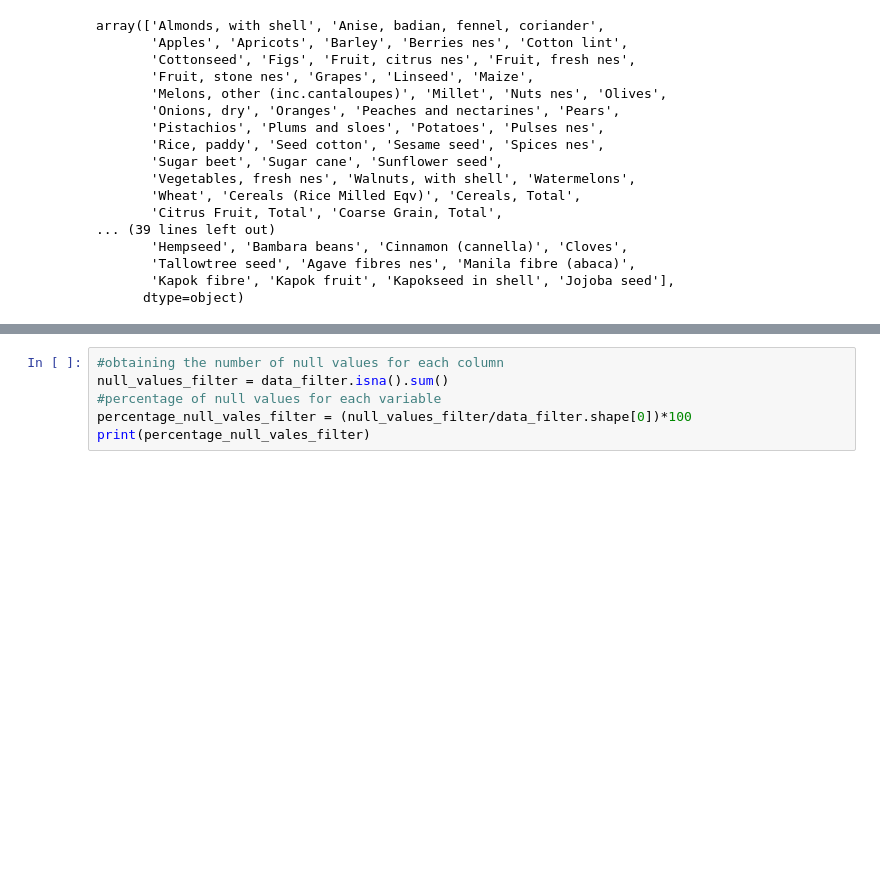
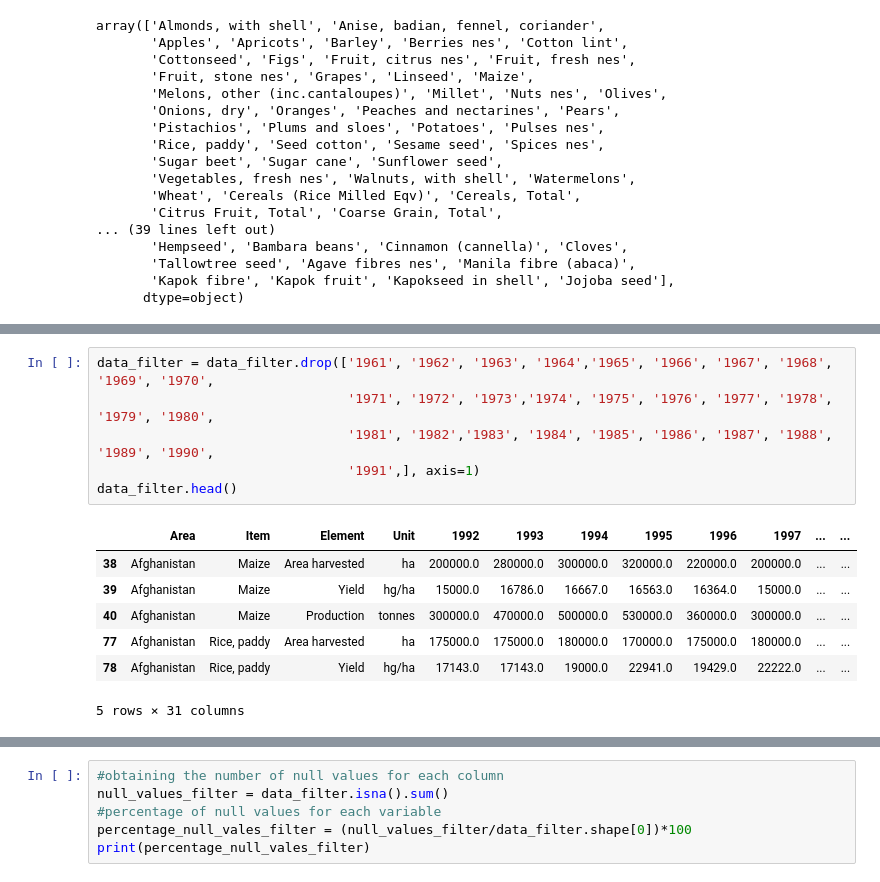
Before and after one commit to vishalgardas/FAO, a Jupyter notebook: FAO.ipynb, the cells around one changed output, grey strips where cells are left out. Cells and saved outputs as stored; diff of their text form; blank space fills up the shorter version.

```diff
--- a/FAO.ipynb
+++ b/FAO.ipynb
@@ -171,0 +192,14 @@ data_filter.head(20)
+# %%
+data_filter = data_filter.drop(['1961', '1962', '1963', '1964','1965', '1966', '1967', '1968', '1969', '1970',
+                                '1971', '1972', '1973','1974', '1975', '1976', '1977', '1978', '1979', '1980',
+                                '1981', '1982','1983', '1984', '1985', '1986', '1987', '1988', '1989', '1990',
+                                '1991',], axis=1)
+data_filter.head()
+# %% [output]
+|  | Area | Item | Element | Unit | 1992 | 1993 | 1994 | 1995 | 1996 | 1997 | ... | ... |
+| 38 | Afghanistan | Maize | Area harvested | ha | 200000.0 | 280000.0 | 300000.0 | 320000.0 | 220000.0 | 200000.0 | ... | ... |
+| 39 | Afghanistan | Maize | Yield | hg/ha | 15000.0 | 16786.0 | 16667.0 | 16563.0 | 16364.0 | 15000.0 | ... | ... |
+| 40 | Afghanistan | Maize | Production | tonnes | 300000.0 | 470000.0 | 500000.0 | 530000.0 | 360000.0 | 300000.0 | ... | ... |
+| 77 | Afghanistan | Rice, paddy | Area harvested | ha | 175000.0 | 175000.0 | 180000.0 | 170000.0 | 175000.0 | 180000.0 | ... | ... |
+| 78 | Afghanistan | Rice, paddy | Yield | hg/ha | 17143.0 | 17143.0 | 19000.0 | 22941.0 | 19429.0 | 22222.0 | ... | ... |
+5 rows × 31 columns
```
Also changed, not shown: parts of 10 cells of this notebook.
